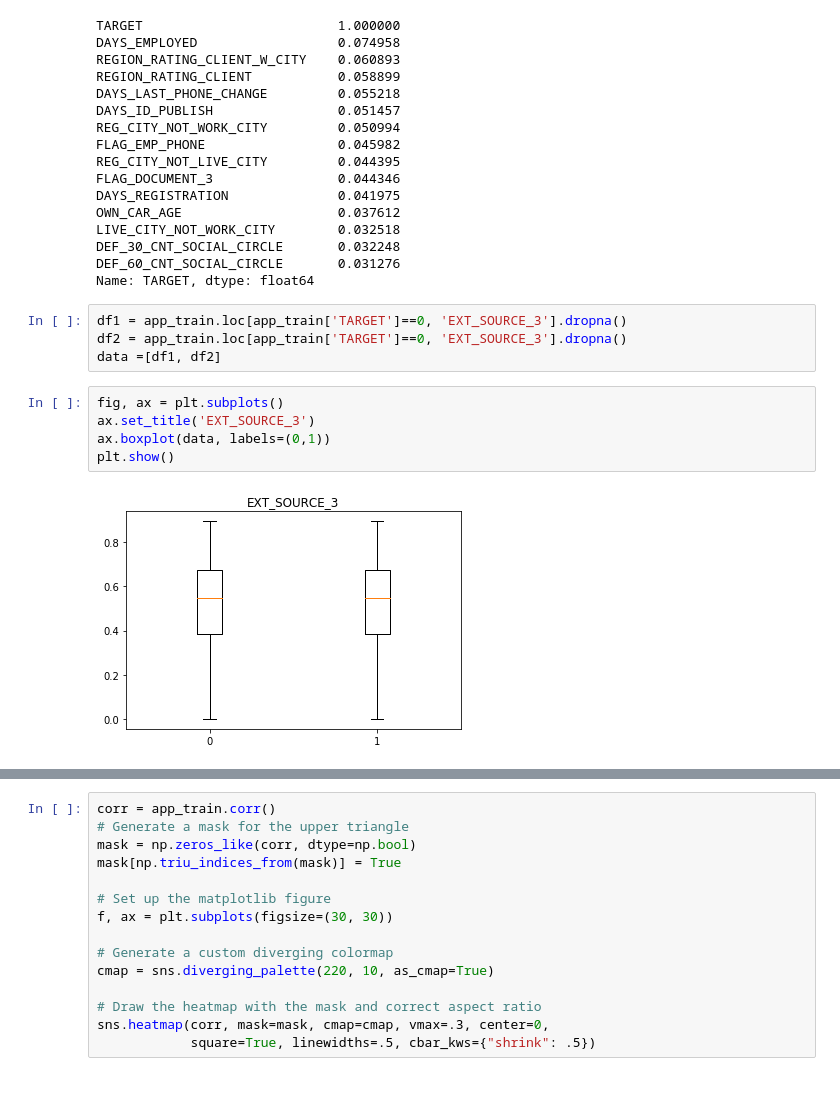
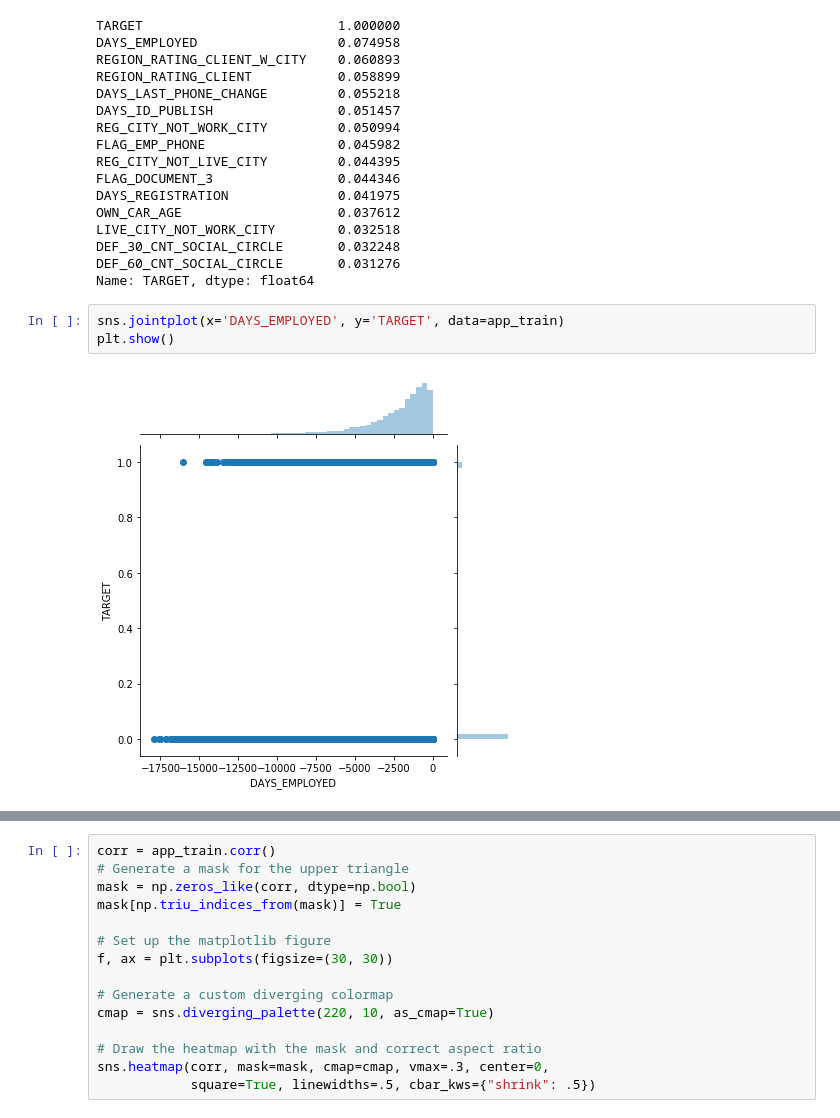
Before and after one commit to jasonliu1990/2nd-ML100Days, a Jupyter notebook: homework/Day_010_HW.ipynb, the cells around one changed output, grey strips where cells are left out. Saved outputs shown, nothing was run; the diff lists cells and outputs as text; blank space fills up the shorter version.

```diff
--- a/homework/Day_010_HW.ipynb
+++ b/homework/Day_010_HW.ipynb
@@ -123,14 +123,8 @@ LIVE_CITY_NOT_WORK_CITY        0.032518
 DEF_30_CNT_SOCIAL_CIRCLE       0.032248
 DEF_60_CNT_SOCIAL_CIRCLE       0.031276
 Name: TARGET, dtype: float64
-# %%
-df1 = app_train.loc[app_train['TARGET']==0, 'EXT_SOURCE_3'].dropna()
-df2 = app_train.loc[app_train['TARGET']==0, 'EXT_SOURCE_3'].dropna()
-data =[df1, df2]
-# %%
-fig, ax = plt.subplots()
-ax.set_title('EXT_SOURCE_3')
-ax.boxplot(data, labels=(0,1))
-plt.show()
-# %% [output]
-[figure, removed]
+# %%
+sns.jointplot(x='DAYS_EMPLOYED', y='TARGET', data=app_train)
+plt.show()
+# %% [output]
+[figure, added]
```
Also changed, not shown: parts of 3 cells of this notebook.
